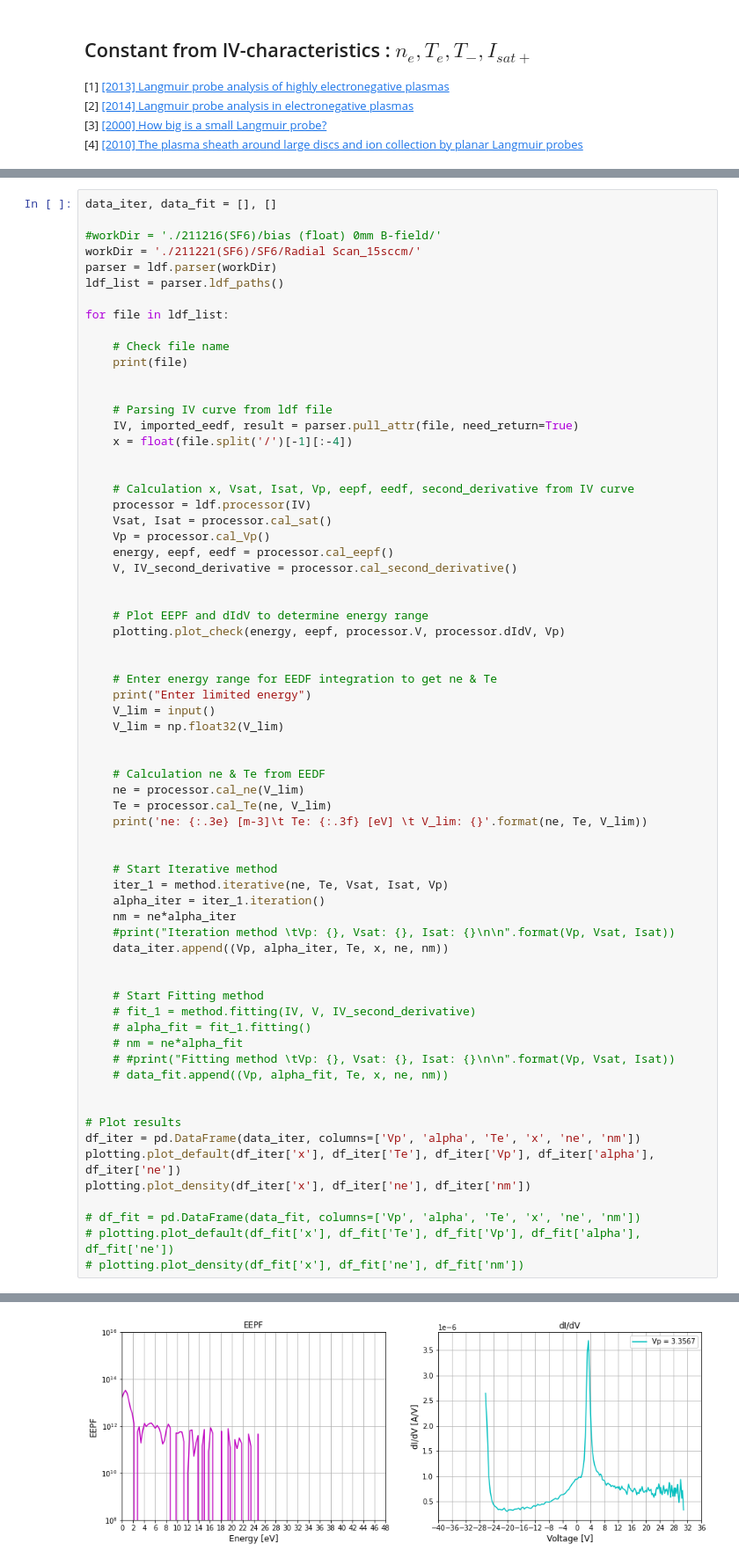
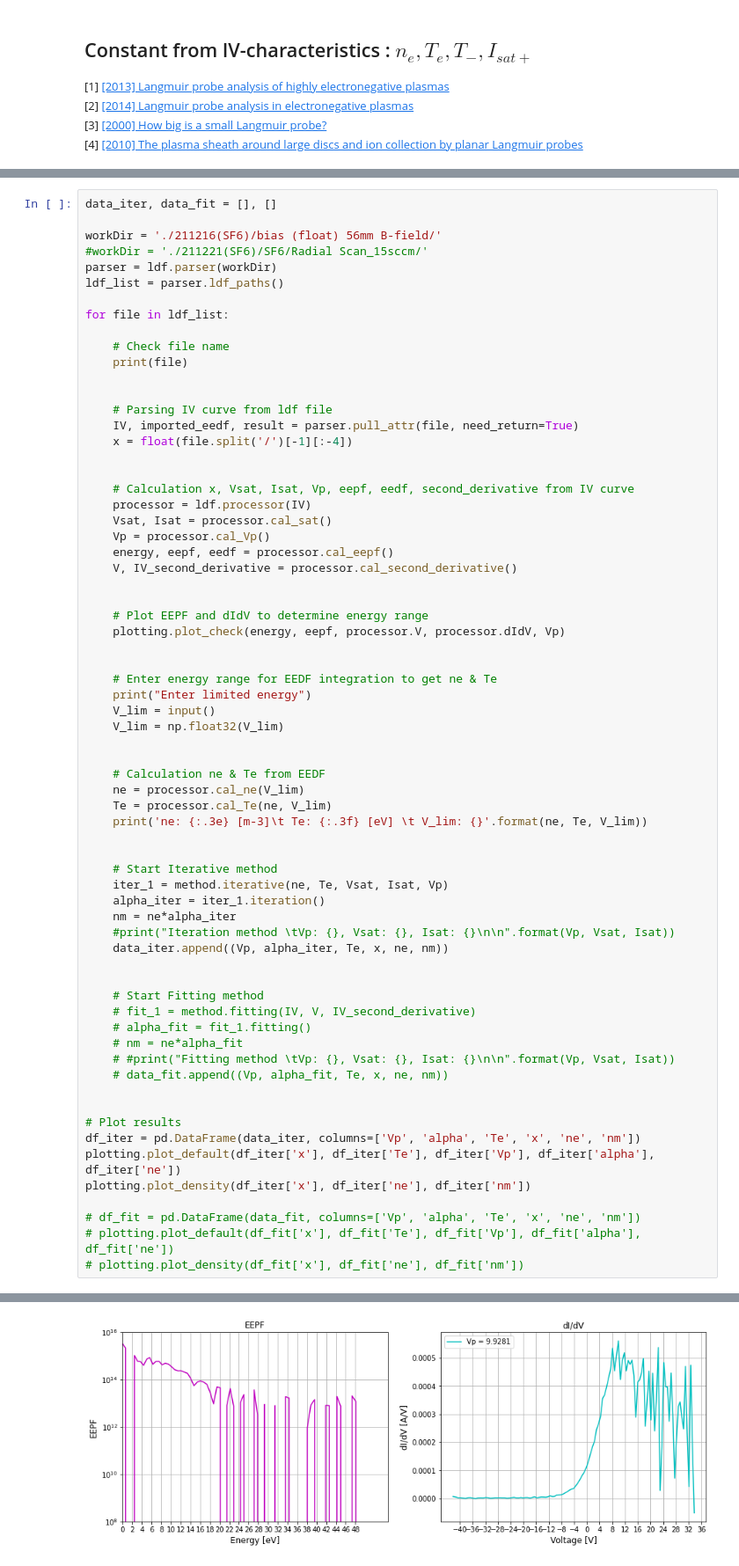
Before and after one commit to gunu0626/negative-ion, a Jupyter notebook: main.ipynb, the cells around one changed output, grey strips where cells are left out. Shown at 88% size. Cells and saved outputs as stored; diff of their text form.

```diff
--- a/main.ipynb
+++ b/main.ipynb
@@ -29,8 +33,8 @@ importlib.reload(method)
 # %%
 data_iter, data_fit = [], []
 
-#workDir = './211216(SF6)/bias (float) 0mm B-field/'
-workDir = './211221(SF6)/SF6/Radial Scan_15sccm/'
+workDir = './211216(SF6)/bias (float) 56mm B-field/'
+#workDir = './211221(SF6)/SF6/Radial Scan_15sccm/'
 parser = ldf.parser(workDir)
 ldf_list = parser.ldf_paths()
 
@@ -99,2 +102,2 @@ no eedf datas
-[figure, old version]
+[figure, new version]
 Enter limited energy
```
Also changed, not shown: parts of 3 cells of this notebook, 2 other files.
